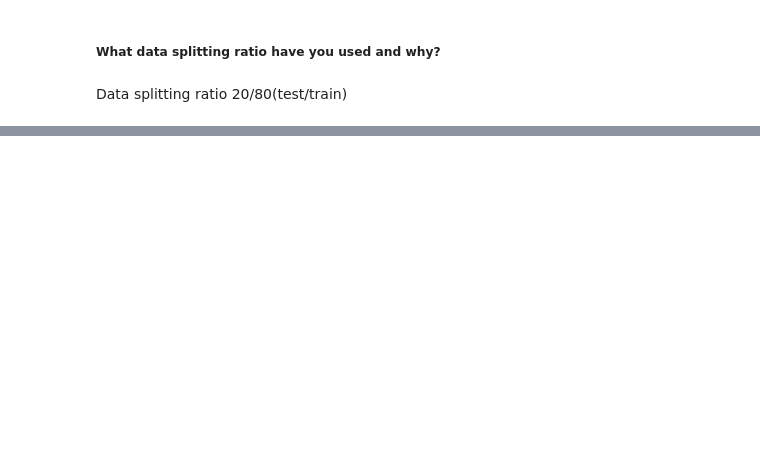
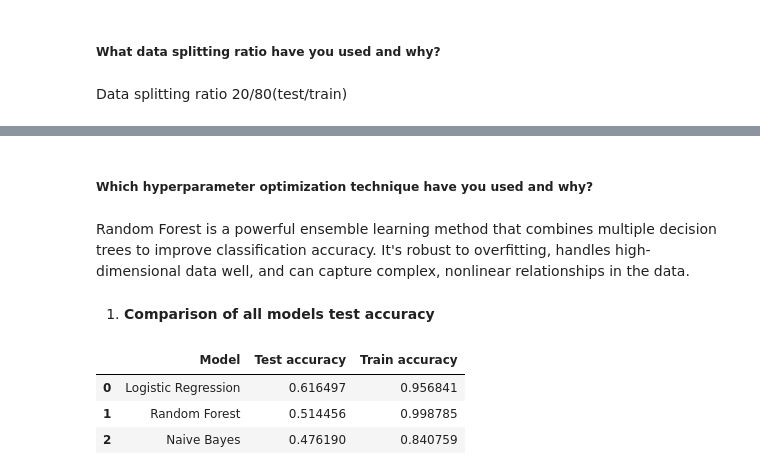
Before and after one commit to rins3005/Coronavirus_Tweet_Sentiment_Analysis_Capstone_Project, a Jupyter notebook: Rina_Patel_Coronavirus_Tweet_Sentiment_Analysis_Capstone_Project.ipynb, the cells around one changed output, grey strips where cells are left out. Drawn from its saved outputs; the diff is of its cells as text; code cells hidden in the pictures; blank space fills up the shorter version.

```diff
--- a/Rina_Patel_Coronavirus_Tweet_Sentiment_Analysis_Capstone_Project.ipynb
+++ b/Rina_Patel_Coronavirus_Tweet_Sentiment_Analysis_Capstone_Project.ipynb
@@ -1325,0 +1432,11 @@ Data splitting ratio 20/80(test/train)
+# %%
+#Hyperparameter tunning for LogisticRegression
+from sklearn.model_selection import GridSearchCV
+from sklearn.linear_model import LogisticRegression
+grid={"C":np.logspace(-3,3,7), "penalty":["l1","l2"]}# l1 lasso l2 ridge
+logreg=LogisticRegression()
+logreg_cv=GridSearchCV(logreg,grid,cv=10)
+logreg_cv.fit(X_train,y_train)
+
+print("tuned hpyerparameters :(best parameters) ",logreg_cv.best_params_)
+print("accuracy :",logreg_cv.best_score_)
@@ -1325,0 +1480,27 @@ Data splitting ratio 20/80(test/train)
+# %%
+# Create a Random Forest Classifier
+rf_classifier = RandomForestClassifier()
+
+# Define the hyperparameters and their possible values for tuning
+param_grid = {
+    'n_estimators': [5, 10,20],
+    #  'max_depth': [5, 10],
+    # 'min_samples_split': [2, 5, 10],
+    # 'min_samples_leaf': [1, 2, 4,8,12]
+}
+
+# Grid Search
+grid_search = GridSearchCV(estimator=rf_classifier, param_grid=param_grid, cv=5, n_jobs=-1, verbose=1)
+grid_search.fit(X_train, y_train)
+
+
+# Print the best hyperparameters found by Grid Search
+print("Best hyperparameters from Grid Search:")
+print(grid_search.best_params_)
+
+rf_prediction = grid_search.predict(X_test)
+rf_train_accuracy = grid_search.score(X_train,y_train)
+rf_accuracy = accuracy_score(y_test,rf_prediction)
+print("Training accuracy Score    : ",rf_train_accuracy)
+print("Testing accuracy Score : ",rf_accuracy )
+print(classification_report(rf_prediction,y_test))
@@ -1325,0 +1524,18 @@ Data splitting ratio 20/80(test/train)
+# %% [markdown]
+##### Which hyperparameter optimization technique have you used and why?
+# %% [markdown]
+Random Forest is a powerful ensemble learning method that combines multiple decision trees to improve classification accuracy. It's robust to overfitting, handles high-dimensional data well, and can capture complex, nonlinear relationships in the data.
+# %% [markdown]
+1. **Comparison of all  models test accuracy**
+# %%
+#Comparison of all models test accuracy
+all_models = pd.DataFrame({'Model': ['Logistic Regression', 'Random Forest', 'Naive Bayes'],
+                                      'Test accuracy': [logreg_accuracy, rf_accuracy, NB_accuracy],
+                                  'Train accuracy': [logreg_train_accuracy, rf_train_accuracy, NB_train_accuracy]})
+
+all_models.sort_values(by='Test accuracy', ascending=False)
+# %% [output]
+|  | Model | Test accuracy | Train accuracy |
+| 0 | Logistic Regression | 0.616497 | 0.956841 |
+| 1 | Random Forest | 0.514456 | 0.998785 |
+| 2 | Naive Bayes | 0.476190 | 0.840759 |
```
Also changed, not shown: parts of 34 cells of this notebook.
